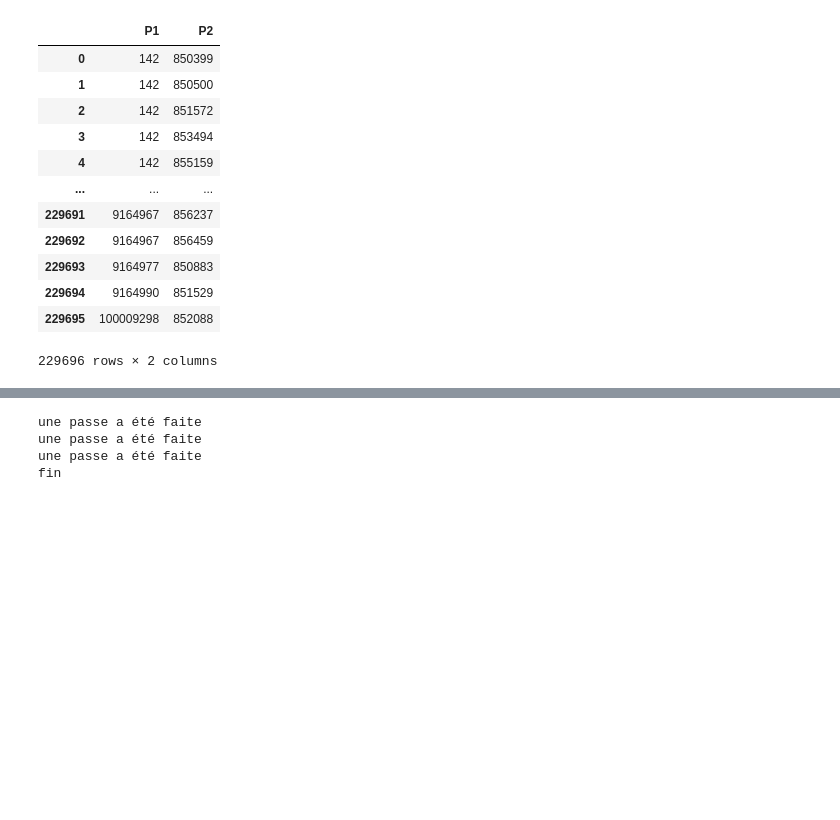
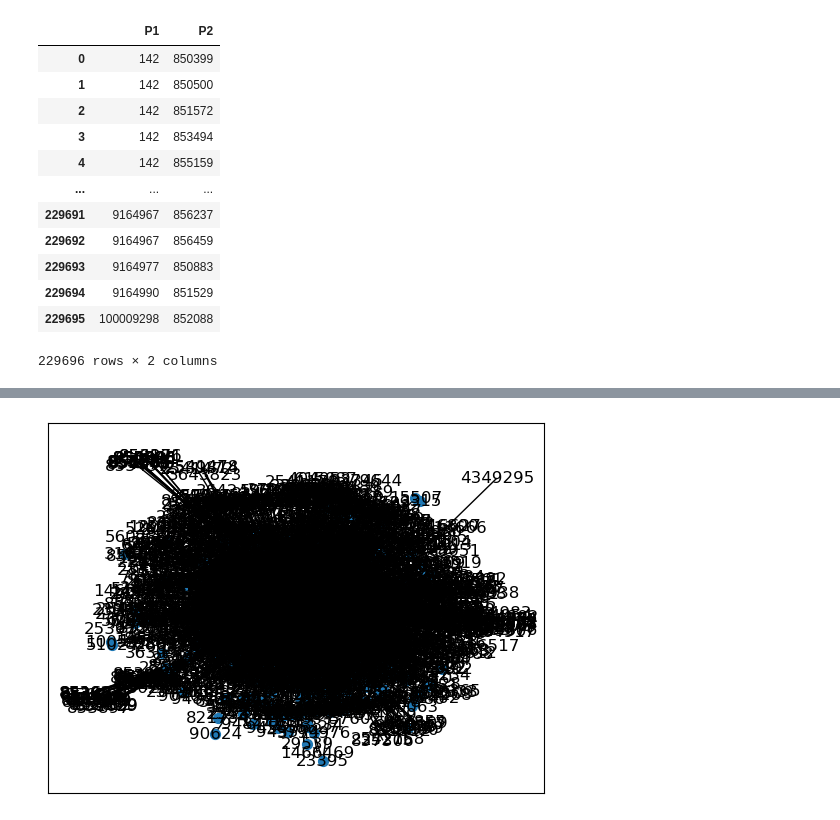
Before and after one commit to uvsq22100620/Projet-IN608, a Jupyter notebook: Adam.ipynb, the cells around one changed output, grey strips where cells are left out. Drawn from its saved outputs; the diff is of its cells as text; code cells hidden in the pictures; blank space fills up the shorter version.

```diff
--- a/Adam.ipynb
+++ b/Adam.ipynb
@@ -936,7 +693,15 @@ graphe30 ={
-# %%
-print(Louvain_Final_jusqua_pas_diminution(graphe30, 'testGraphe30.txt'))
-# %% [output]
-une passe a été faite
-une passe a été faite
-une passe a été faite
-fin
+# %%
+sommets = {g for g in interactome["P1"]}.union({g for g in interactome["P2"]})
+G = nx.Graph()
+G.add_nodes_from([g for g in sommets])
+# %%
+for arete in interactome.itertuples():
+    G.add_edge(arete.P1, arete.P2)
+# %%
+communaute = nx.community.louvain_communities(G, weight=None)
+# %%
+for com in communaute:
+    nx.draw_networkx(G, nodelist=list(com), node_size=50)
+    break
+# %% [output]
+[figure, added]
```
Also changed, not shown: parts of 11 cells of this notebook, 2 other files.
